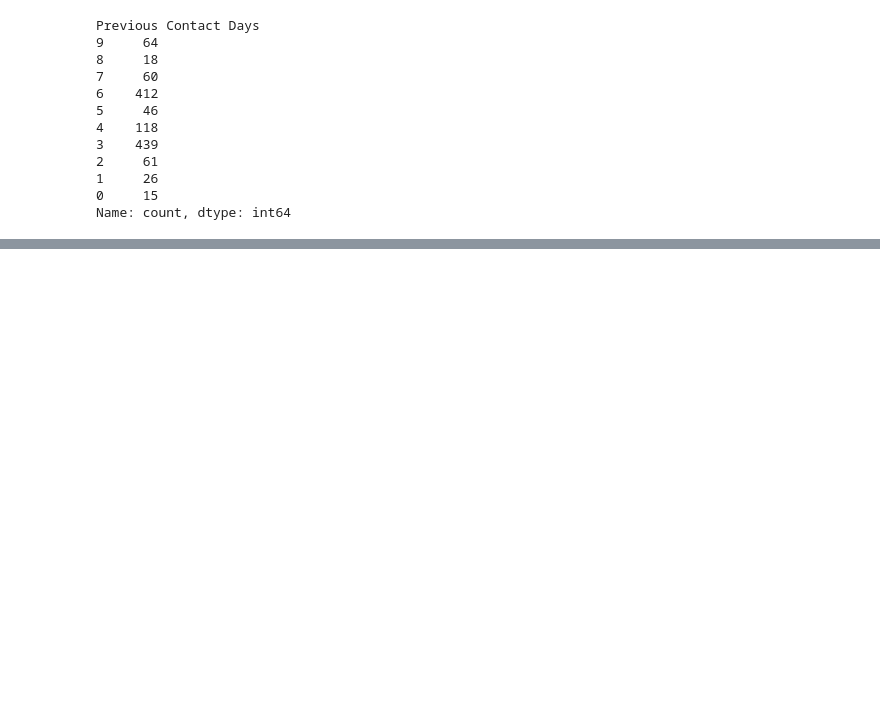
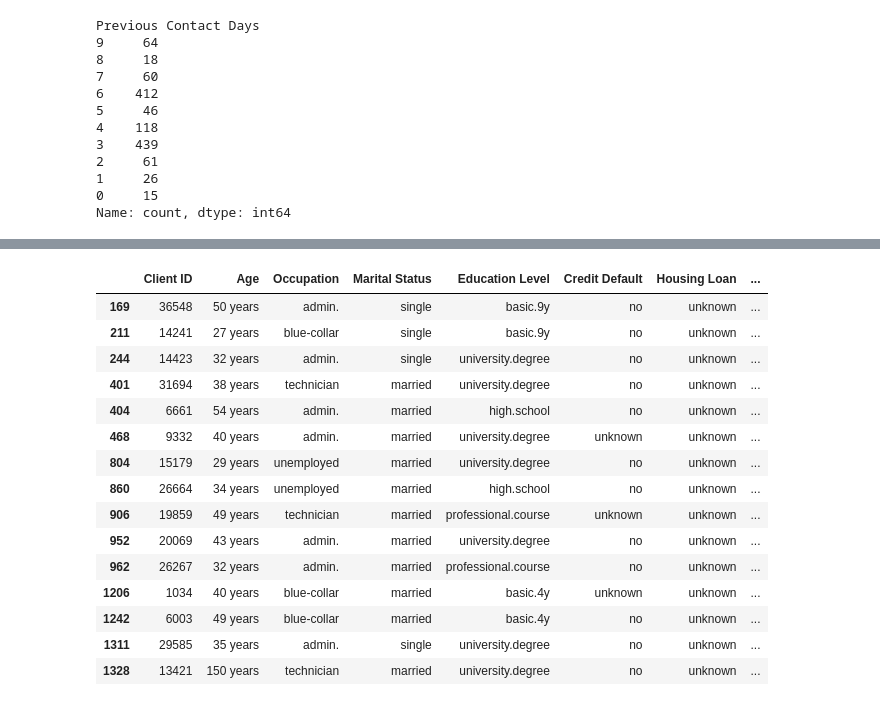
Before and after one commit to srishti06m-cmyk/EGT309_PROJ1, a Jupyter notebook: eda.ipynb, the cells around one changed output, grey strips where cells are left out. Cells and saved outputs as stored; diff of their text form; code cells hidden in the pictures; blank space fills up the shorter version.

```diff
--- a/eda.ipynb
+++ b/eda.ipynb
@@ -520,0 +620,19 @@ Name: count, dtype: float64 %
+# %%
+df[df["Housing Loan"]=="unknown"].head(15)
+# %% [output]
+|  | Client ID | Age | Occupation | Marital Status | Education Level | Credit Default | Housing Loan | ... |
+| 169 | 36548 | 50 years | admin. | single | basic.9y | no | unknown | ... |
+| 211 | 14241 | 27 years | blue-collar | single | basic.9y | no | unknown | ... |
+| 244 | 14423 | 32 years | admin. | single | university.degree | no | unknown | ... |
+| 401 | 31694 | 38 years | technician | married | university.degree | no | unknown | ... |
+| 404 | 6661 | 54 years | admin. | married | high.school | no | unknown | ... |
+| 468 | 9332 | 40 years | admin. | married | university.degree | unknown | unknown | ... |
+| 804 | 15179 | 29 years | unemployed | married | university.degree | no | unknown | ... |
+| 860 | 26664 | 34 years | unemployed | married | high.school | no | unknown | ... |
+| 906 | 19859 | 49 years | technician | married | professional.course | unknown | unknown | ... |
+| 952 | 20069 | 43 years | admin. | married | university.degree | no | unknown | ... |
+| 962 | 26267 | 32 years | admin. | married | professional.course | no | unknown | ... |
+| 1206 | 1034 | 40 years | blue-collar | married | basic.4y | unknown | unknown | ... |
+| 1242 | 6003 | 49 years | blue-collar | married | basic.4y | no | unknown | ... |
+| 1311 | 29585 | 35 years | admin. | single | university.degree | no | unknown | ... |
+| 1328 | 13421 | 150 years | technician | married | university.degree | no | unknown | ... |
```
Also changed, not shown: parts of 29 cells of this notebook.
